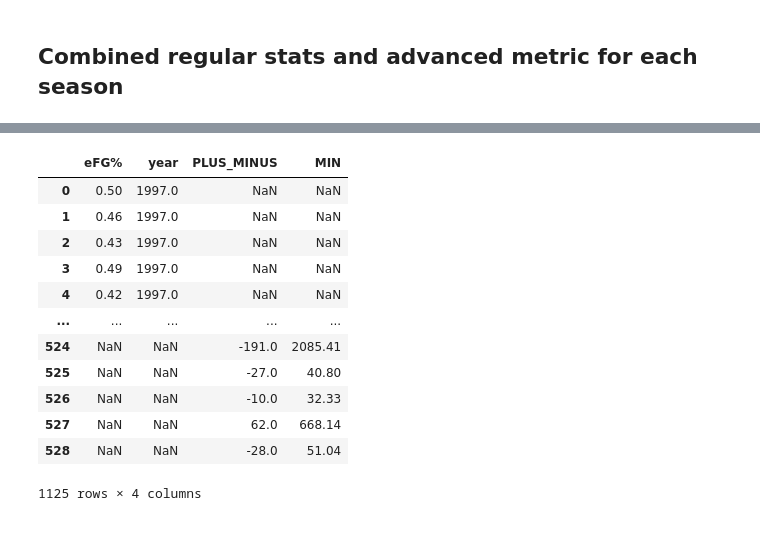
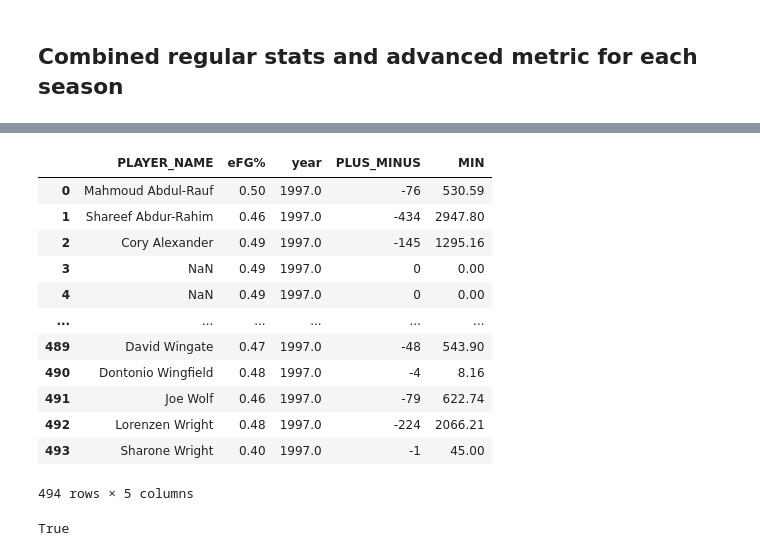
Before and after one commit to viethuy25/nba_stat, a Jupyter notebook: analysis.ipynb, the cells around one changed output, grey strips where cells are left out. Drawn from its saved outputs; the diff is of its cells as text; code cells hidden in the pictures.

Commit message:
change wrong crawling data form nba stats, update combining df

```diff
--- a/analysis.ipynb
+++ b/analysis.ipynb
@@ -279,25 +279,30 @@ years
 # %%
 year = 1997
 reg_stat_file = './data/stats/nba_stats_{}.csv'.format(year)
 adv_stat_file = './data/adv_stats/nba_adv_stats_{}.csv'.format(year)
 
 reg_stat_df_1997 = pd.read_csv(reg_stat_file, index_col=0)
 adv_stat_df_1997 = pd.read_csv(adv_stat_file, index_col=0)
 
 # create new df
-comb_stat_df_1997 = pd.concat([reg_stat_df_1997[['eFG%','year']], adv_stat_df_1997[['PLUS_MINUS', 'MIN']]])
+#reg_stat_df_1997[['eFG%','year']], adv_stat_df_1997[['PLUS_MINUS', 'MIN']]
+comb_stat_df_1997 = pd.merge(reg_stat_df_1997, adv_stat_df_1997, left_on=['Player'], right_on=['PLAYER_NAME'])[['PLAYER_NAME','eFG%','year', 'PLUS_MINUS', 'MIN']]
 comb_stat_df_1997
 # %% [output]
-|  | eFG% | year | PLUS_MINUS | MIN |
-| 0 | 0.50 | 1997.0 | NaN | NaN |
-| 1 | 0.46 | 1997.0 | NaN | NaN |
-| 2 | 0.43 | 1997.0 | NaN | NaN |
-| 3 | 0.49 | 1997.0 | NaN | NaN |
-| 4 | 0.42 | 1997.0 | NaN | NaN |
-| ... | ... | ... | ... | ... |
-| 524 | NaN | NaN | -191.0 | 2085.41 |
-| 525 | NaN | NaN | -27.0 | 40.80 |
-| 526 | NaN | NaN | -10.0 | 32.33 |
-| 527 | NaN | NaN | 62.0 | 668.14 |
-| 528 | NaN | NaN | -28.0 | 51.04 |
+|  | PLAYER_NAME | eFG% | year | PLUS_MINUS | MIN |
+| 0 | Mahmoud Abdul-Rauf | 0.50 | 1997.0 | -76 | 530.59 |
+| 1 | Shareef Abdur-Rahim | 0.46 | 1997.0 | -434 | 2947.80 |
+| 2 | Cory Alexander | 0.49 | 1997.0 | -145 | 1295.16 |
+| 3 | NaN | 0.49 | 1997.0 | 0 | 0.00 |
+| 4 | NaN | 0.49 | 1997.0 | 0 | 0.00 |
+| ... | ... | ... | ... | ... | ... |
+| 489 | David Wingate | 0.47 | 1997.0 | -48 | 543.90 |
+| 490 | Dontonio Wingfield | 0.48 | 1997.0 | -4 | 8.16 |
+| 491 | Joe Wolf | 0.46 | 1997.0 | -79 | 622.74 |
+| 492 | Lorenzen Wright | 0.48 | 1997.0 | -224 | 2066.21 |
+| 493 | Sharone Wright | 0.40 | 1997.0 | -1 | 45.00 |
-1125 rows × 4 columns
+494 rows × 5 columns
+# %%
+comb_stat_df_1997.isnull().values.any()
+# %% [output]
+True
```
